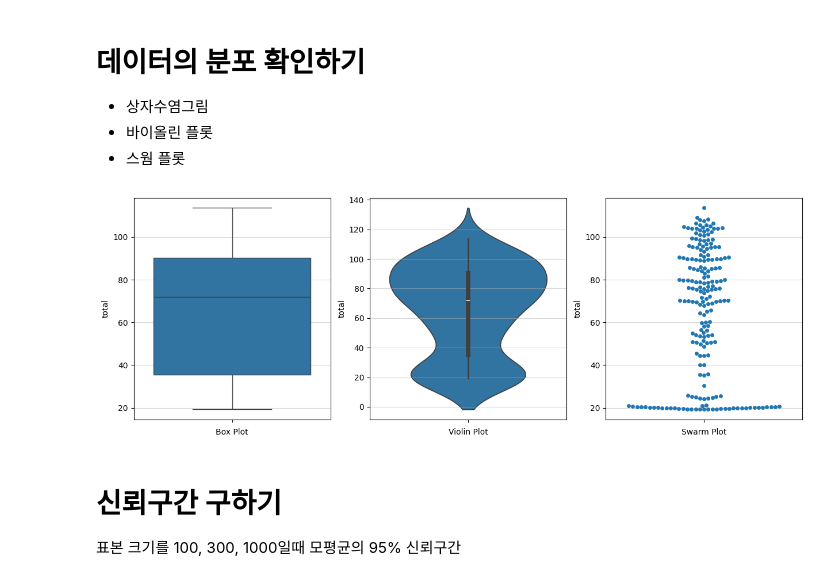
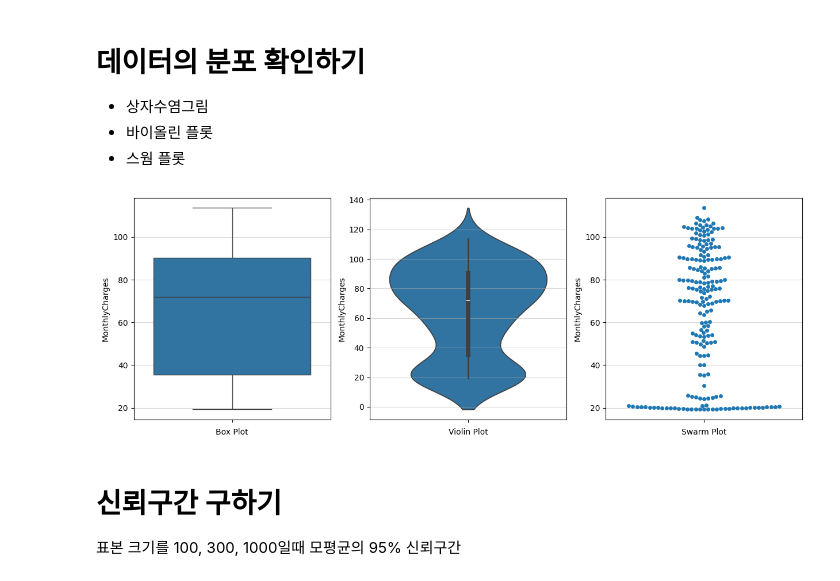
Before and after one commit to kahram-y/first-repository, a Jupyter notebook: etc/stat1.ipynb, the cells around one changed output. Cells and saved outputs as stored; diff of their text form; code cells hidden in the pictures.

```diff
--- a/etc/stat1.ipynb
+++ b/etc/stat1.ipynb
@@ -60,28 +60,28 @@ plt.show()
 # %%
 taxis_sample = churn['MonthlyCharges'].sample(n=200, random_state=42)
 plt.figure(figsize=(15, 5))
 
 plt.subplot(1, 3, 1)
 sns.boxplot(taxis_sample)
 plt.xlabel('Box Plot')
-plt.ylabel('total')
+plt.ylabel('MonthlyCharges')
 plt.grid(axis='y', alpha=0.5)
 
 plt.subplot(1, 3, 2)
 sns.violinplot(taxis_sample)
 plt.xlabel('Violin Plot')
-plt.ylabel('total')
+plt.ylabel('MonthlyCharges')
 plt.grid(axis='y', alpha=0.5)
 
 plt.subplot(1, 3, 3)
 sns.swarmplot(taxis_sample)
 plt.xlabel('Swarm Plot')
-plt.ylabel('total')
+plt.ylabel('MonthlyCharges')
 plt.grid(axis='y', alpha=0.5)
 
 plt.show()
 # %% [output]
-[figure, old version]
+[figure, new version]
 # %% [markdown]
 # 신뢰구간 구하기
 표본 크기를 100, 300, 1000일때 모평균의 95% 신뢰구간
```
